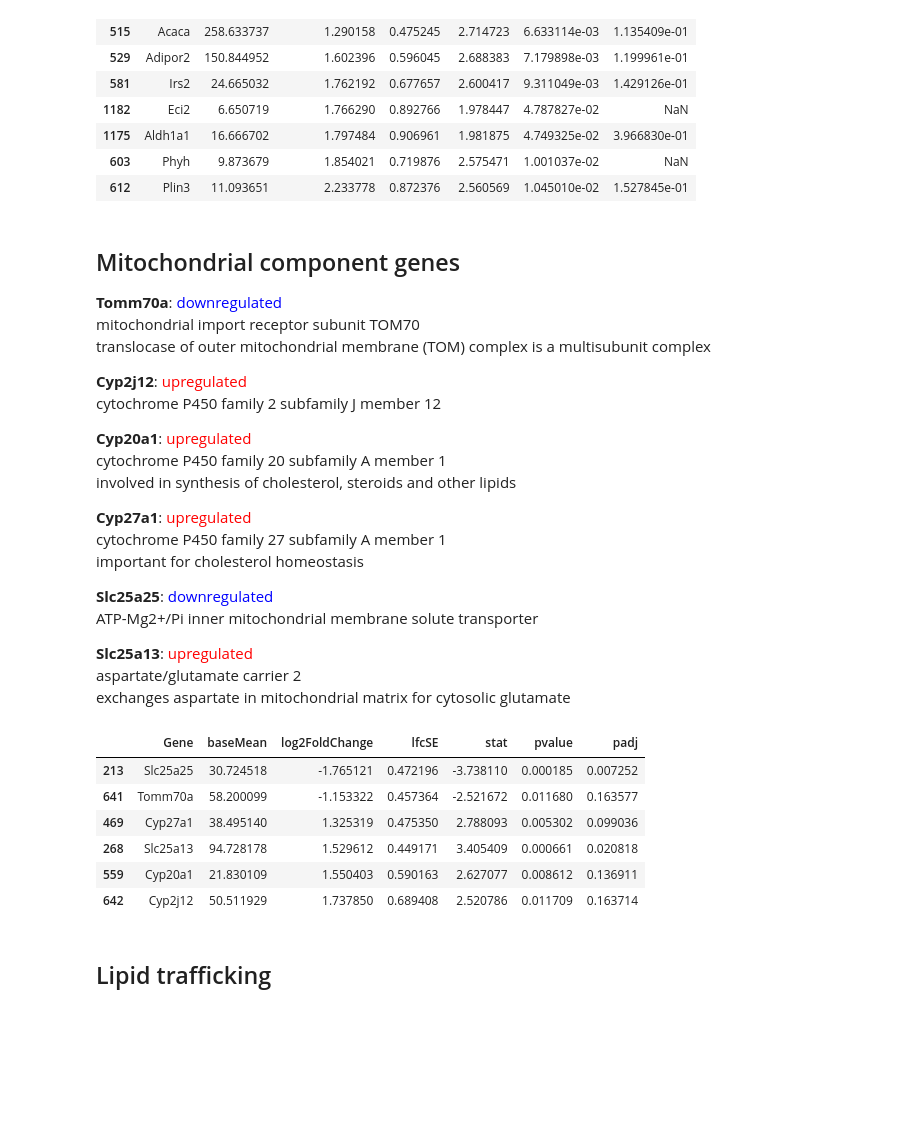
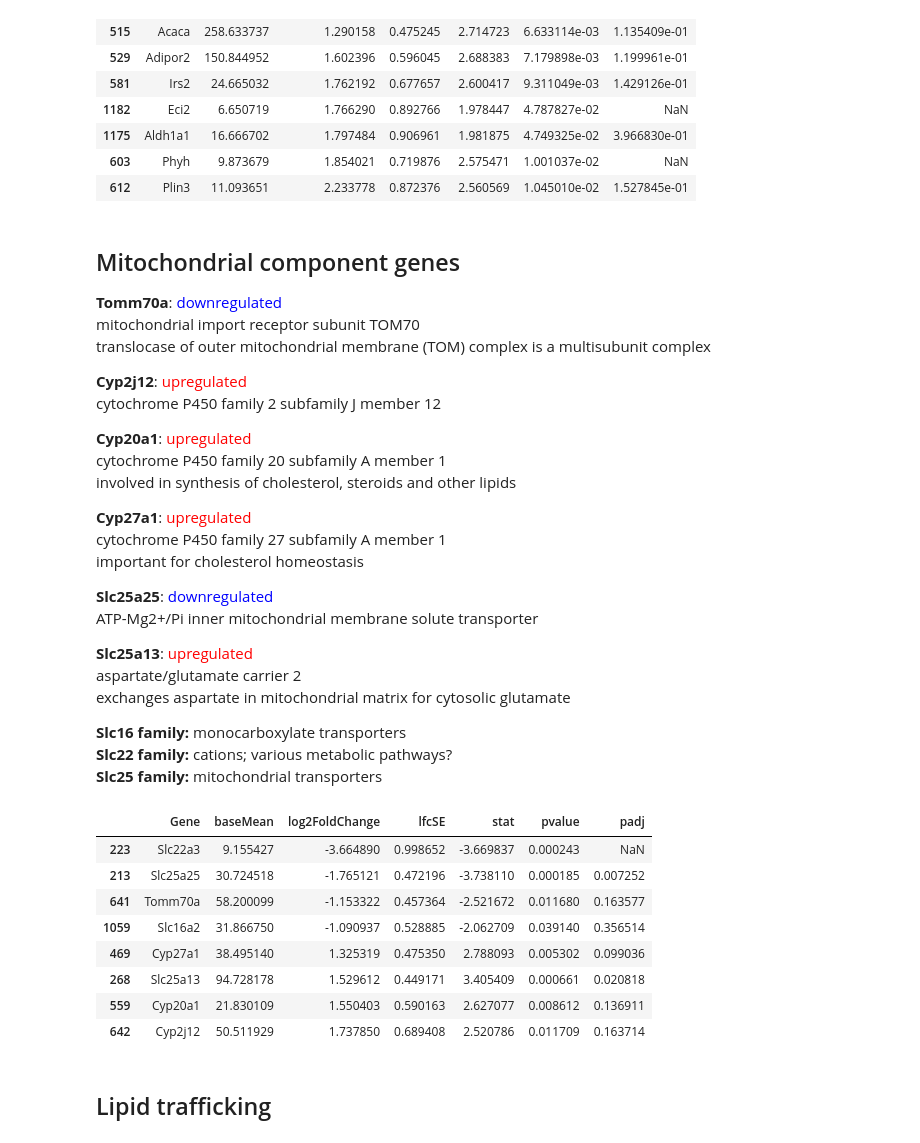
Before and after one commit to aeffen/OL-metabolism-HD, a Jupyter notebook: DEG_OL_Analysis.ipynb, the cells around one changed output. Cells and saved outputs as stored; diff of their text form; code cells hidden in the pictures; blank space fills up the shorter version.

```diff
--- a/DEG_OL_Analysis.ipynb
+++ b/DEG_OL_Analysis.ipynb
@@ -183,12 +183,18 @@ ATP-Mg2+/Pi inner mitochondrial membrane solute transporter
 **Slc25a13**: <span style="color:red">upregulated</span>
 aspartate/glutamate carrier 2
 exchanges aspartate in mitochondrial matrix for cytosolic glutamate
+
+**Slc16 family:** monocarboxylate transporters
+**Slc22 family:** cations; various metabolic pathways?
+**Slc25 family:** mitochondrial transporters
 # %%
-s2data[s2data["Gene"].str.contains("Tomm|Slc25|Cyp")]
+s2data[s2data["Gene"].str.contains("Tomm|Slc25|Cyp|Slc16|Slc22")]
 # %% [output]
 |  | Gene | baseMean | log2FoldChange | lfcSE | stat | pvalue | padj |
+| 223 | Slc22a3 | 9.155427 | -3.664890 | 0.998652 | -3.669837 | 0.000243 | NaN |
 | 213 | Slc25a25 | 30.724518 | -1.765121 | 0.472196 | -3.738110 | 0.000185 | 0.007252 |
 | 641 | Tomm70a | 58.200099 | -1.153322 | 0.457364 | -2.521672 | 0.011680 | 0.163577 |
+| 1059 | Slc16a2 | 31.866750 | -1.090937 | 0.528885 | -2.062709 | 0.039140 | 0.356514 |
 | 469 | Cyp27a1 | 38.495140 | 1.325319 | 0.475350 | 2.788093 | 0.005302 | 0.099036 |
 | 268 | Slc25a13 | 94.728178 | 1.529612 | 0.449171 | 3.405409 | 0.000661 | 0.020818 |
 | 559 | Cyp20a1 | 21.830109 | 1.550403 | 0.590163 | 2.627077 | 0.008612 | 0.136911 |
```
Also changed, not shown: parts of 1 cell of this notebook.
